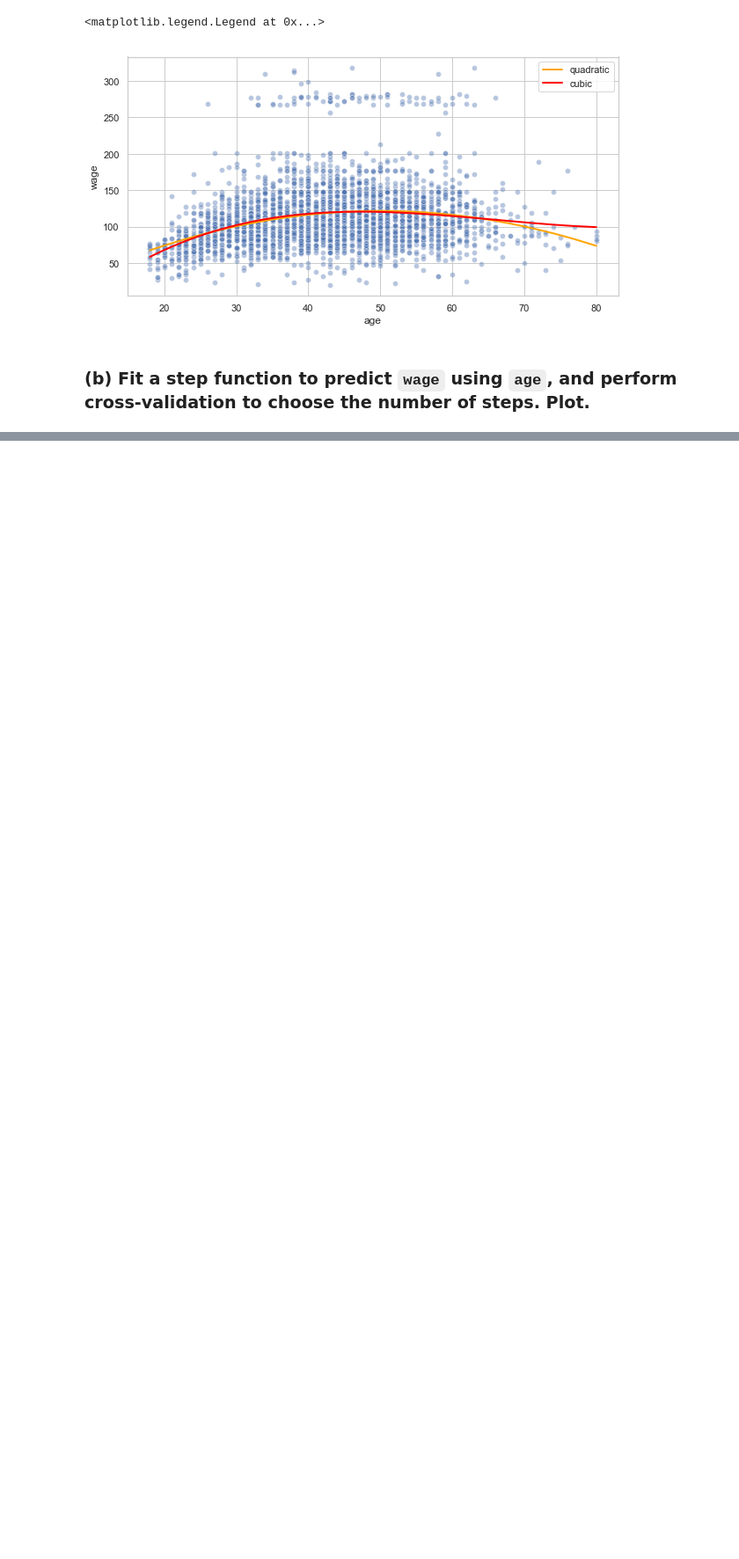
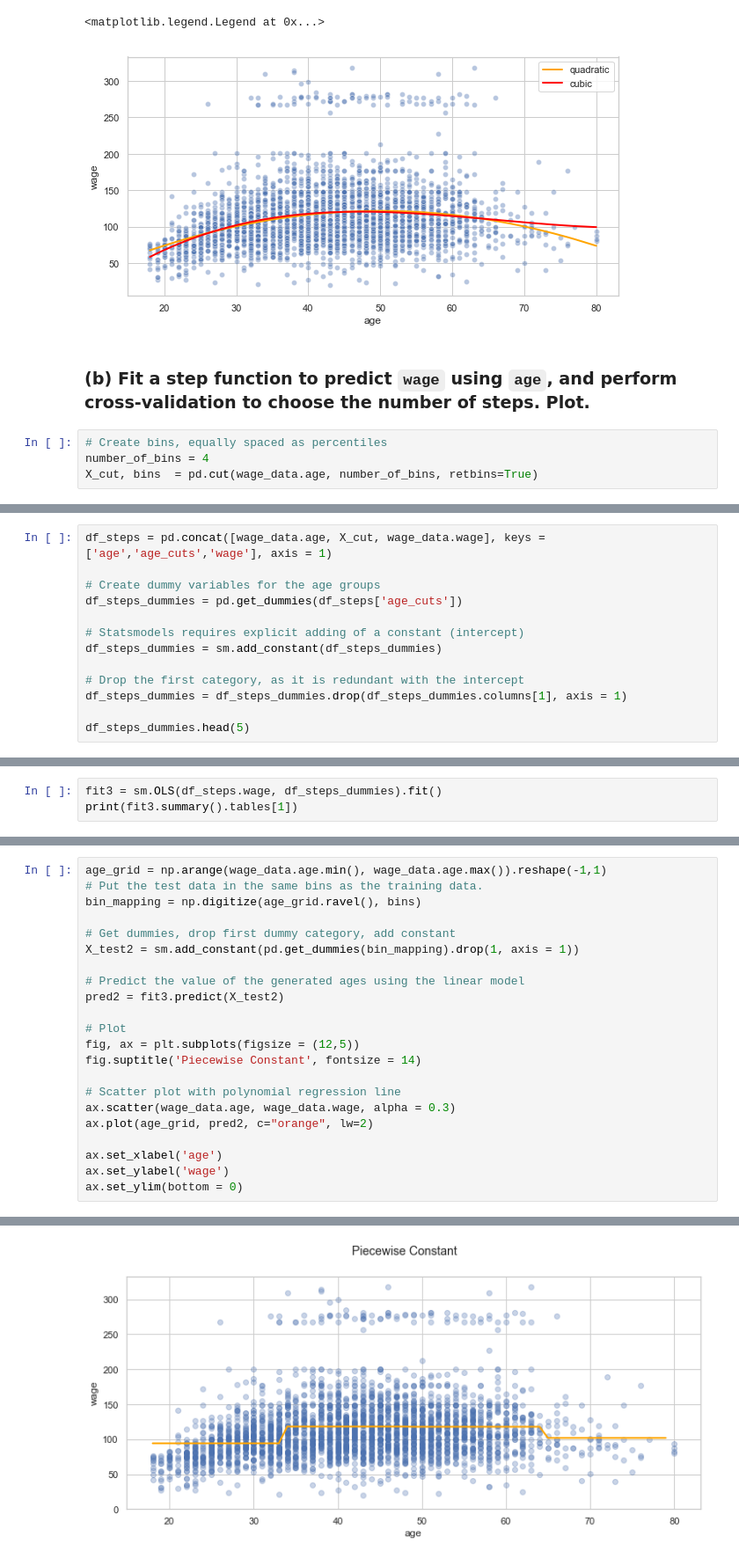
Before and after one commit to wllgrnt/islr-python-examples, a Jupyter notebook: Chapter7/question6.ipynb, the cells around one changed output, grey strips where cells are left out. Shown at 88% size. Saved outputs shown, nothing was run; the diff lists cells and outputs as text; blank space fills up the shorter version.

```diff
--- a/Chapter7/question6.ipynb
+++ b/Chapter7/question6.ipynb
@@ -120,3 +125,7 @@ plt.legend()
 [figure]
 # %% [markdown]
 ### (b) Fit a step function to predict `wage` using `age`, and perform cross-validation to choose the number of steps. Plot.
+# %%
+# Create bins, equally spaced as percentiles
+number_of_bins = 4
+X_cut, bins  = pd.cut(wage_data.age, number_of_bins, retbins=True)
@@ -122,0 +149,13 @@ plt.legend()
+# %%
+df_steps = pd.concat([wage_data.age, X_cut, wage_data.wage], keys = ['age','age_cuts','wage'], axis = 1)
+
+# Create dummy variables for the age groups
+df_steps_dummies = pd.get_dummies(df_steps['age_cuts'])
+
+# Statsmodels requires explicit adding of a constant (intercept)
+df_steps_dummies = sm.add_constant(df_steps_dummies)
+
+# Drop the first category, as it is redundant with the intercept
+df_steps_dummies = df_steps_dummies.drop(df_steps_dummies.columns[1], axis = 1)
+
+df_steps_dummies.head(5)
@@ -122,0 +169,3 @@ plt.legend()
+# %%
+fit3 = sm.OLS(df_steps.wage, df_steps_dummies).fit()
+print(fit3.summary().tables[1])
@@ -122,0 +181,23 @@ plt.legend()
+# %%
+age_grid = np.arange(wage_data.age.min(), wage_data.age.max()).reshape(-1,1)
+# Put the test data in the same bins as the training data.
+bin_mapping = np.digitize(age_grid.ravel(), bins)
+
+# Get dummies, drop first dummy category, add constant
+X_test2 = sm.add_constant(pd.get_dummies(bin_mapping).drop(1, axis = 1))
+
+# Predict the value of the generated ages using the linear model
+pred2 = fit3.predict(X_test2)
+
+# Plot
+fig, ax = plt.subplots(figsize = (12,5))
+fig.suptitle('Piecewise Constant', fontsize = 14)
+
+# Scatter plot with polynomial regression line
+ax.scatter(wage_data.age, wage_data.wage, alpha = 0.3)
+ax.plot(age_grid, pred2, c="orange", lw=2)
+
+ax.set_xlabel('age')
+ax.set_ylabel('wage')
+ax.set_ylim(bottom = 0)
+# %% [output]
@@ -122,0 +205 @@ plt.legend()
+[figure, added]
```
Also changed, not shown: parts of 13 cells of this notebook.
